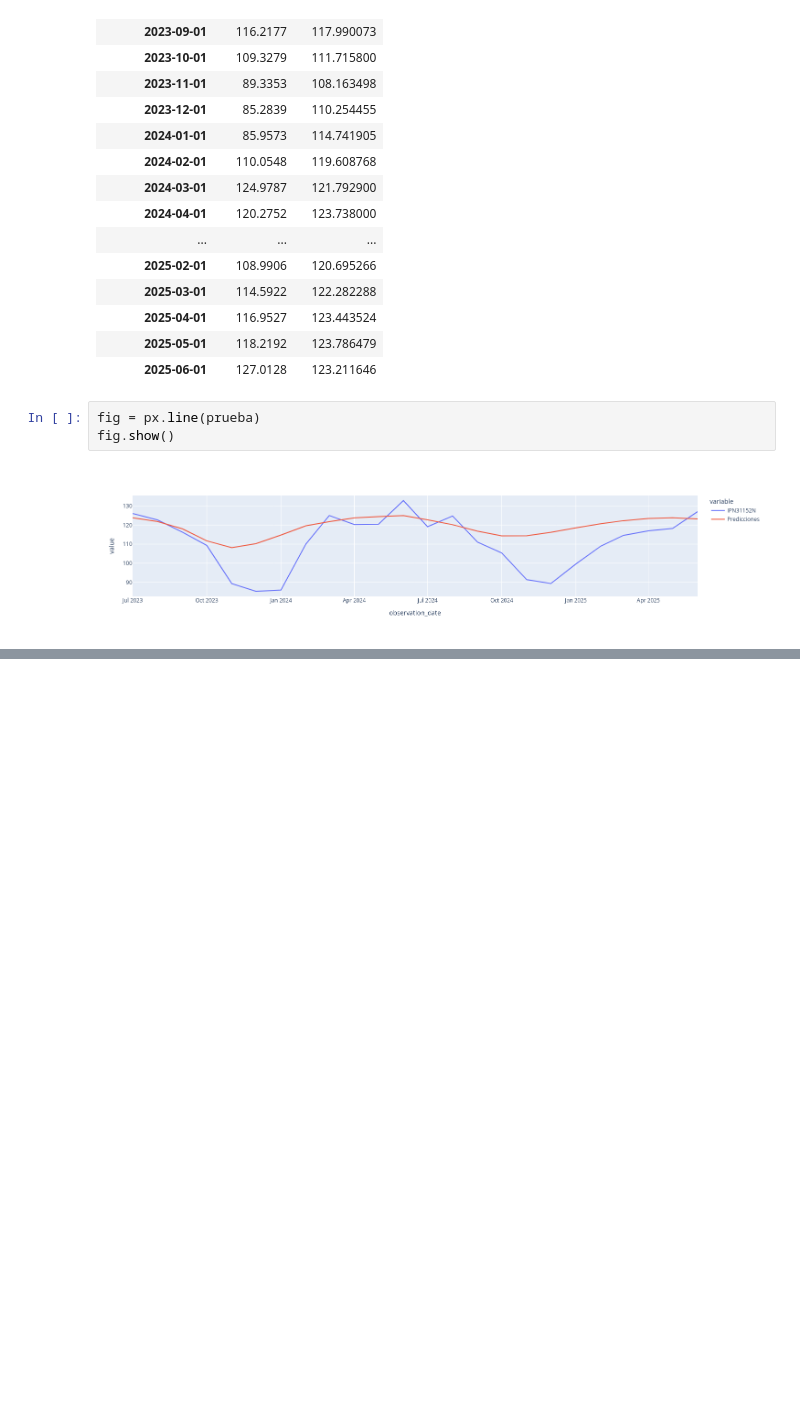
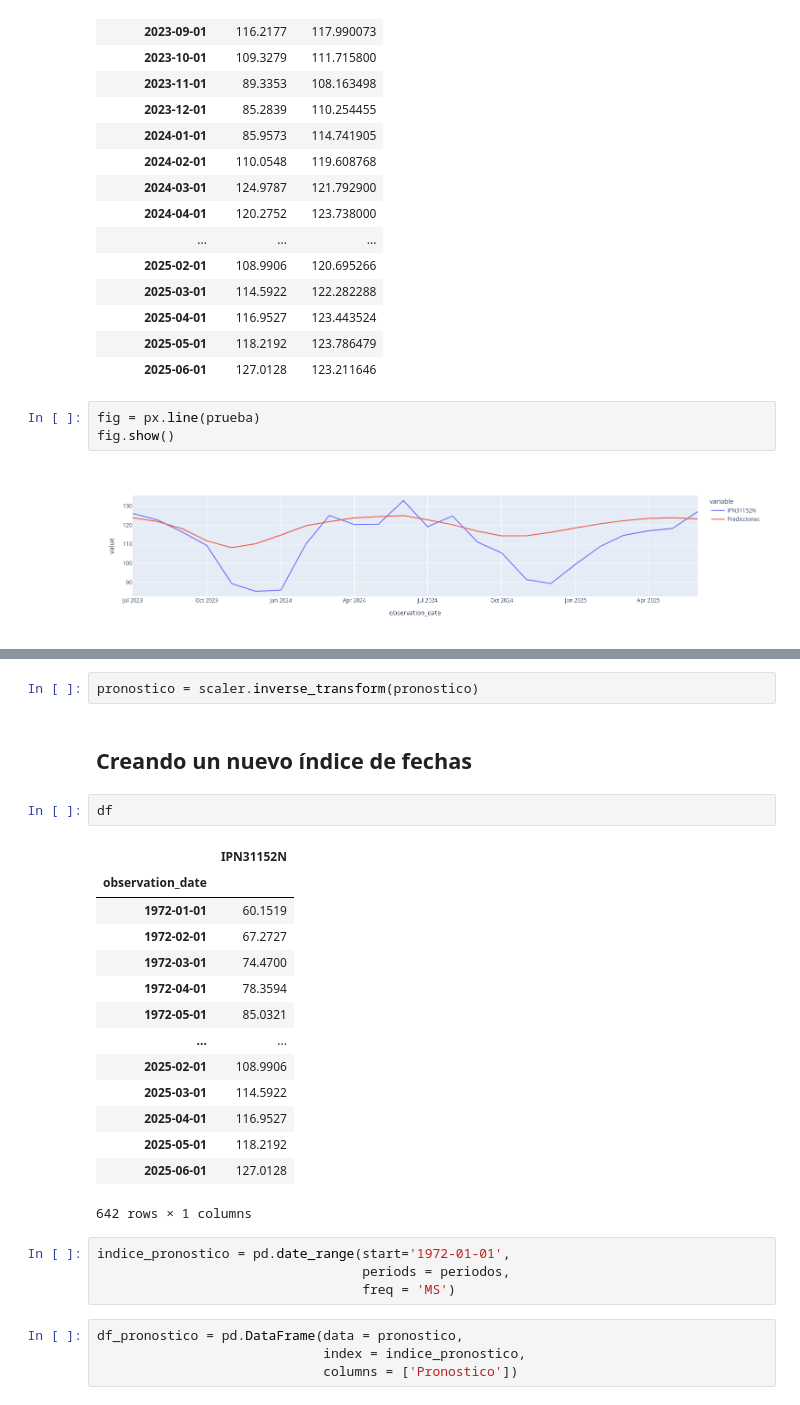
Before and after one commit to nel-eleven11/Lab5_DataScience, a Jupyter notebook: lab5.ipynb, the cells around one changed output, grey strips where cells are left out. Saved outputs shown, nothing was run; the diff lists cells and outputs as text; blank space fills up the shorter version.

```diff
--- a/lab5.ipynb
+++ b/lab5.ipynb
@@ -362,0 +425,29 @@ fig.show()
+# %%
+pronostico = scaler.inverse_transform(pronostico)
+# %% [markdown]
+## Creando un nuevo índice de fechas
+# %%
+df
+# %% [output]
+|  | IPN31152N |
+| observation_date |  |
+| 1972-01-01 | 60.1519 |
+| 1972-02-01 | 67.2727 |
+| 1972-03-01 | 74.4700 |
+| 1972-04-01 | 78.3594 |
+| 1972-05-01 | 85.0321 |
+| ... | ... |
+| 2025-02-01 | 108.9906 |
+| 2025-03-01 | 114.5922 |
+| 2025-04-01 | 116.9527 |
+| 2025-05-01 | 118.2192 |
+| 2025-06-01 | 127.0128 |
+642 rows × 1 columns
+# %%
+indice_pronostico = pd.date_range(start='1972-01-01',
+                                  periods = periodos,
+                                  freq = 'MS')
+# %%
+df_pronostico = pd.DataFrame(data = pronostico,
+                             index = indice_pronostico,
+                             columns = ['Pronostico'])
```
Also changed, not shown: parts of 11 cells of this notebook.
